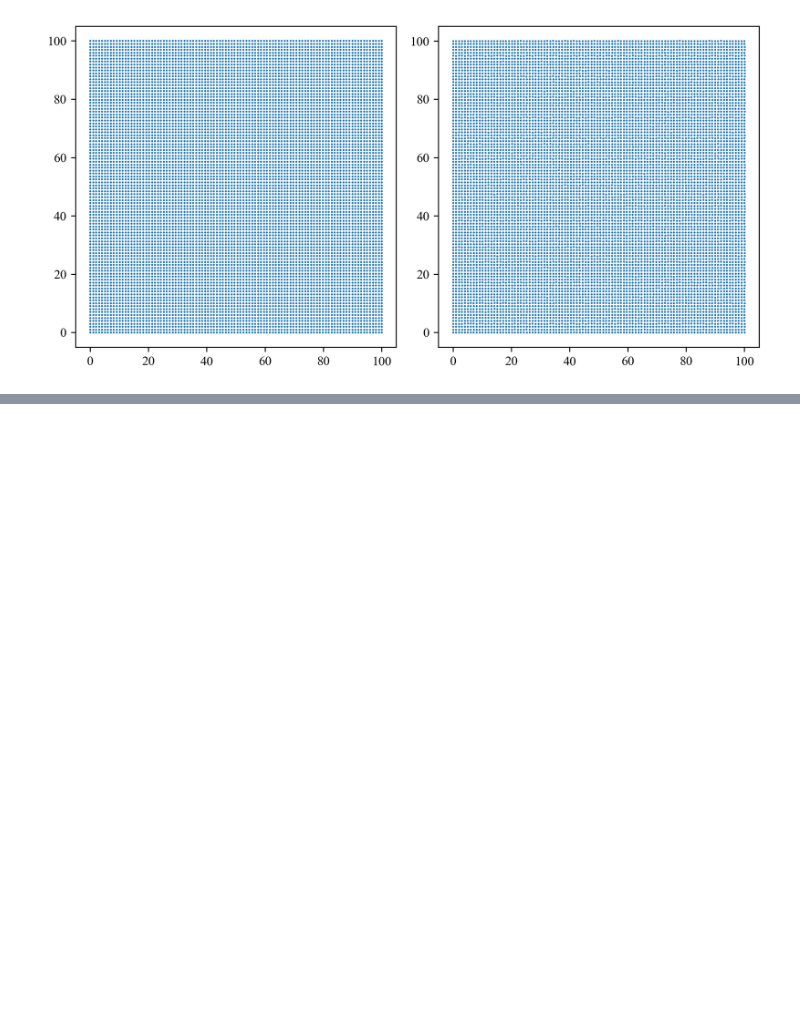
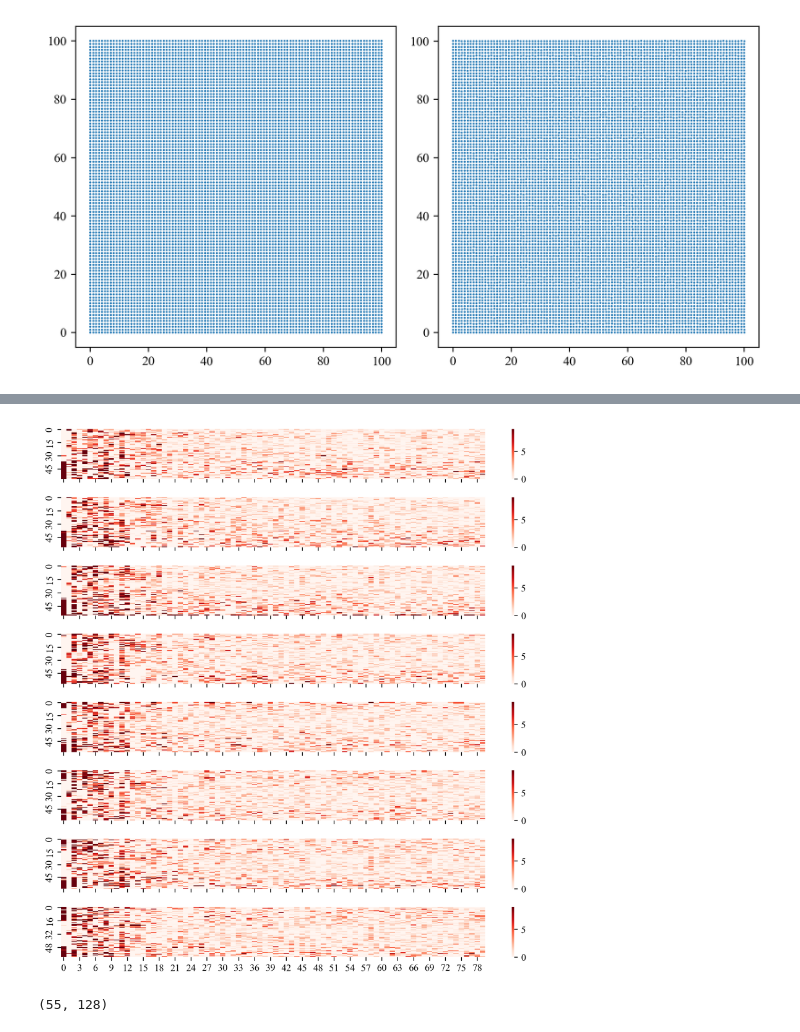
Before and after one commit to Stardust-lf/Transcriptomics, a Jupyter notebook: TestCode/main.ipynb, the cells around one changed output, grey strips where cells are left out. Cells and saved outputs as stored; diff of their text form; code cells hidden in the pictures; blank space fills up the shorter version.

```diff
--- a/TestCode/main.ipynb
+++ b/TestCode/main.ipynb
@@ -159,3 +159,6 @@ plt.tight_layout()
 [figure]
 # %%
 slice1_pos[0] += np.random.uniform(-0.01, 0.01, size=slice1_pos[0].shape)
+# %%
+for i in range(len(slice1['Gene_features'])):
+    print(slice1['Gene_features'][i].shape)
@@ -161,0 +183,15 @@ slice1_pos[0] += np.random.uniform(-0.01, 0.01, size=slice1_pos[0].shape)
+# %%
+from sklearn.decomposition import PCA
+def getPCA(slice_,dim=128):
+    pca = PCA(n_components=dim)
+    lenli = []
+    for fea in slice_['Gene_features']:
+        lenli.append(fea.shape[0])
+    fea_map = np.concatenate(slice_['Gene_features'],axis=0)
+    reduced_map = pca.fit_transform(fea_map)
+    split_indices = np.cumsum(lenli)[:-1]
+    split_data = np.split(reduced_map, split_indices)
+    return split_data
+#reduced_data = [pca.fit_transform(array) for array in slice1['Gene_features']]
+# %%
+reduced_slice1 = getPCA(slice1)
@@ -161,0 +200,13 @@ slice1_pos[0] += np.random.uniform(-0.01, 0.01, size=slice1_pos[0].shape)
+# %%
+fig,ax = plt.subplots(8,1,dpi=300,figsize=[8,8],sharex=True)
+for i in range(len(ax)):
+    ax[i].set_xticks([])
+    sns.heatmap(reduced_slice1[i][:,:80],cmap='Reds',ax=ax[i],vmin=0,vmax=9)
+plt.tight_layout()
+plt.savefig('PCA_reduced')
+# %% [output]
+[figure, added]
+# %%
+reduced_slice2[0].shape
+# %% [output]
+(55, 128)
```
Also changed, not shown: parts of 15 cells of this notebook, 49 other files.
